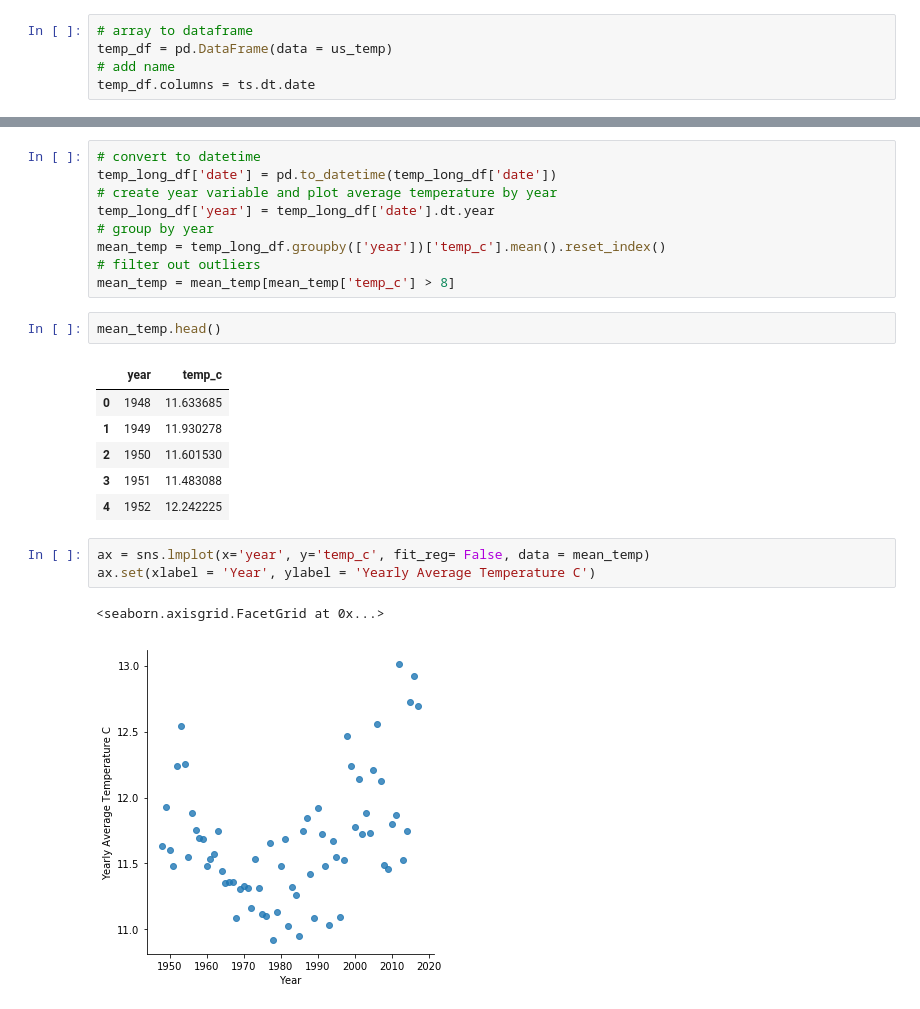
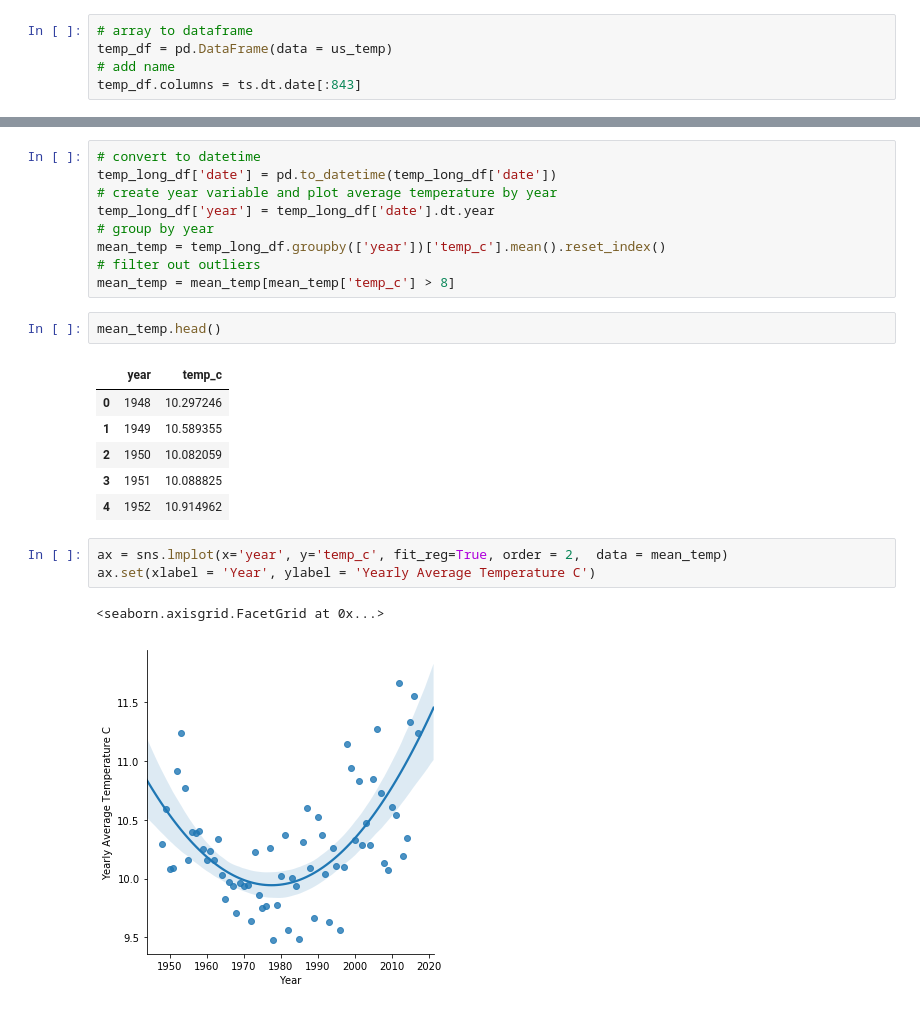
Before and after one commit to RyanGan/fire_predictor, a Jupyter notebook: py_scripts/monthly_air_temp.ipynb, the cells around one changed output, grey strips where cells are left out. Drawn from its saved outputs; the diff is of its cells as text.

Commit message:
updated some figures for presentation

```diff
--- a/py_scripts/monthly_air_temp.ipynb
+++ b/py_scripts/monthly_air_temp.ipynb
@@ -312,7 +315,7 @@ Convert temperature array to dataframe.
 # array to dataframe
 temp_df = pd.DataFrame(data = us_temp)
 # add name
-temp_df.columns = ts.dt.date
+temp_df.columns = ts.dt.date[:843]
 # %% [markdown]
 Bind temperature values to coordinate and grid id and then melt/gather columns to row.
 # %%
@@ -427,14 +416,14 @@ mean_temp = mean_temp[mean_temp['temp_c'] > 8]
 mean_temp.head()
 # %% [output]
 |  | year | temp_c |
-| 0 | 1948 | 11.633685 |
-| 1 | 1949 | 11.930278 |
-| 2 | 1950 | 11.601530 |
-| 3 | 1951 | 11.483088 |
-| 4 | 1952 | 12.242225 |
+| 0 | 1948 | 10.297246 |
+| 1 | 1949 | 10.589355 |
+| 2 | 1950 | 10.082059 |
+| 3 | 1951 | 10.088825 |
+| 4 | 1952 | 10.914962 |
 # %%
-ax = sns.lmplot(x='year', y='temp_c', fit_reg= False, data = mean_temp)
+ax = sns.lmplot(x='year', y='temp_c', fit_reg=True, order = 2,  data = mean_temp)
 ax.set(xlabel = 'Year', ylabel = 'Yearly Average Temperature C')
 # %% [output]
 <seaborn.axisgrid.FacetGrid at 0x...>
-[figure, old version]
+[figure, new version]
```
Also changed, not shown: parts of 10 cells of this notebook, 1 other file.
